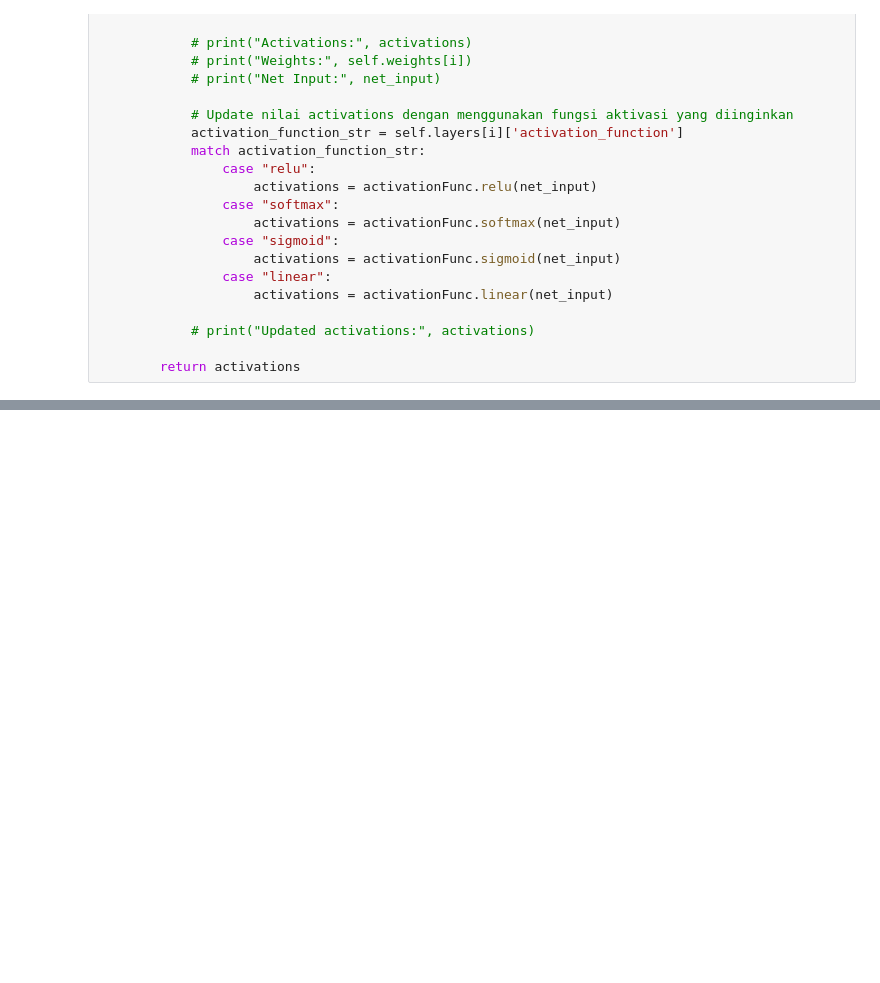
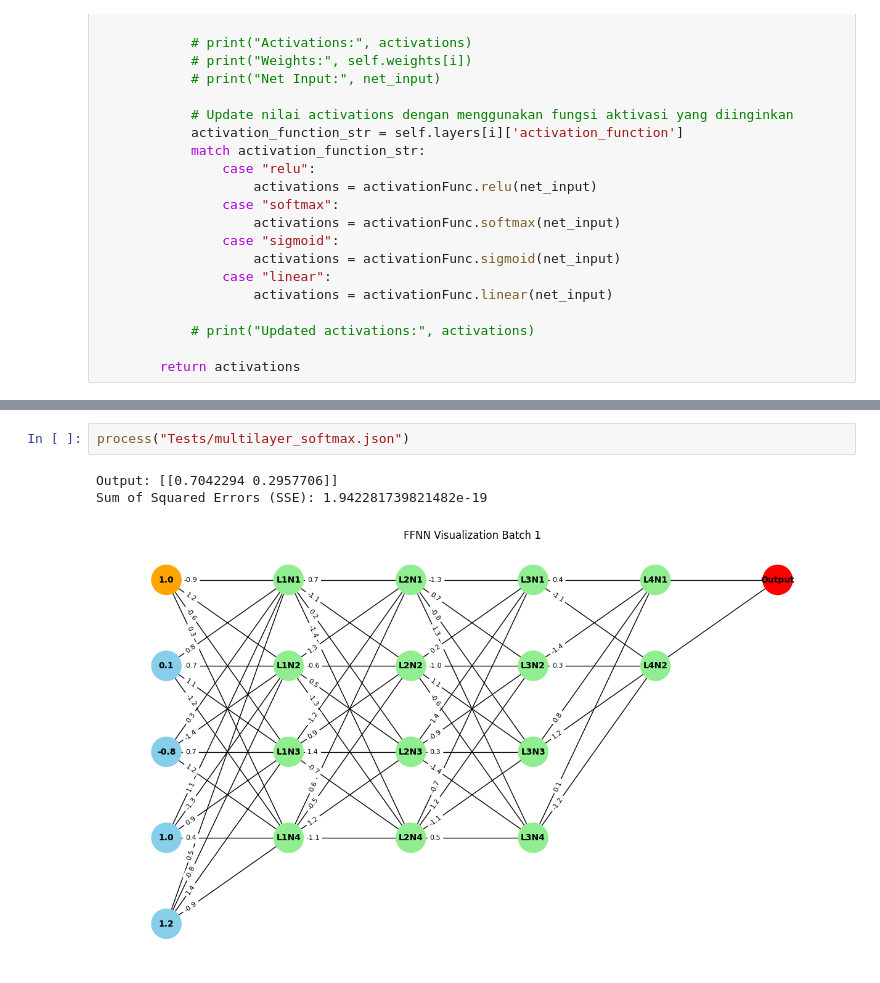
Before and after one commit to NicholasLiem/IF3270_FP_FFNN, a Jupyter notebook: Main.ipynb, the cells around one changed output, grey strips where cells are left out. Cells and saved outputs as stored; diff of their text form; blank space fills up the shorter version.

```diff
--- a/Main.ipynb
+++ b/Main.ipynb
@@ -81,0 +103,6 @@ Sum of Squared Errors (SSE): 4.8148248609680896e-33
+# %%
+process("Tests/multilayer_softmax.json")
+# %% [output]
+Output: [[0.7042294 0.2957706]]
+Sum of Squared Errors (SSE): 1.942281739821482e-19
+[figure, added]
```
Also changed, not shown: parts of 7 cells of this notebook.
